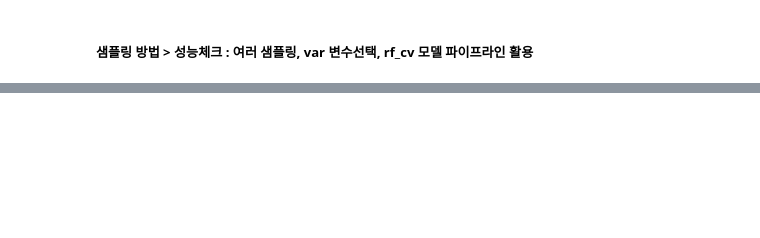
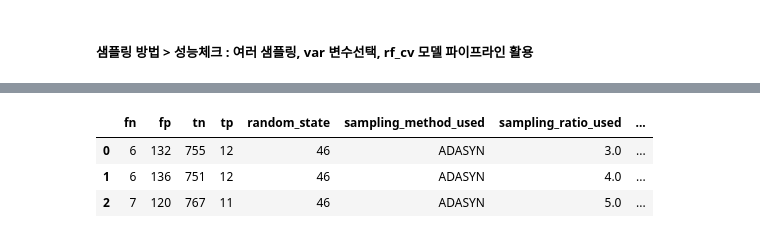
Before and after one commit to KstecGit2021/sparc-malfunction-classification-develop_bak, a Jupyter notebook: src/@analyze_data_oversampling.ipynb, the cells around one changed output, grey strips where cells are left out. Cells and saved outputs as stored; diff of their text form; code cells hidden in the pictures; blank space fills up the shorter version.

```diff
--- a/src/@analyze_data_oversampling.ipynb
+++ b/src/@analyze_data_oversampling.ipynb
@@ -647,0 +752,24 @@ usr_pl_smpl_test_result_ftpn_df
+# %%
+params = [
+    # [41, None, None],
+    # [42, None, None],
+    # [43, None, None],
+    # [44, None, None],
+    # [45, None, None],
+    # [46, None, None],
+    # [47, None, None],
+    # [48, None, None],
+    # [49, None, None],
+    # [50, None, None],
+
+    # [46, "ROS", 1.0],
+    # [46, "ROS", 2.0],
+    # [46, "SMOTE", 1.0],
+    # [46, "SMOTE", 2.0],
+    # [46, "ADASYN", 1.0],
+    # [46, "ADASYN", 2.0]
+
+    [46, "ADASYN", 3.0],
+    [46, "ADASYN", 4.0],
+    [46, "ADASYN", 5.0]
+]
@@ -647,0 +786,3 @@ usr_pl_smpl_test_result_ftpn_df
+# %%
+save_path = "data/result/create_train_test/oversample_traindata"
+usr_pl_smpl_test_result_ftpn_df_over_sample = run_summary_pl_result_create_train_and_test(split_parameters, save_path)
@@ -647,0 +807,7 @@ usr_pl_smpl_test_result_ftpn_df
+# %%
+usr_pl_smpl_test_result_ftpn_df_over_sample
+# %% [output]
+|  | fn | fp | tn | tp | random_state | sampling_method_used | sampling_ratio_used | ... |
+| 0 | 6 | 132 | 755 | 12 | 46 | ADASYN | 3.0 | ... |
+| 1 | 6 | 136 | 751 | 12 | 46 | ADASYN | 4.0 | ... |
+| 2 | 7 | 120 | 767 | 11 | 46 | ADASYN | 5.0 | ... |
```
Also changed, not shown: parts of 25 cells of this notebook, 17 other files.
